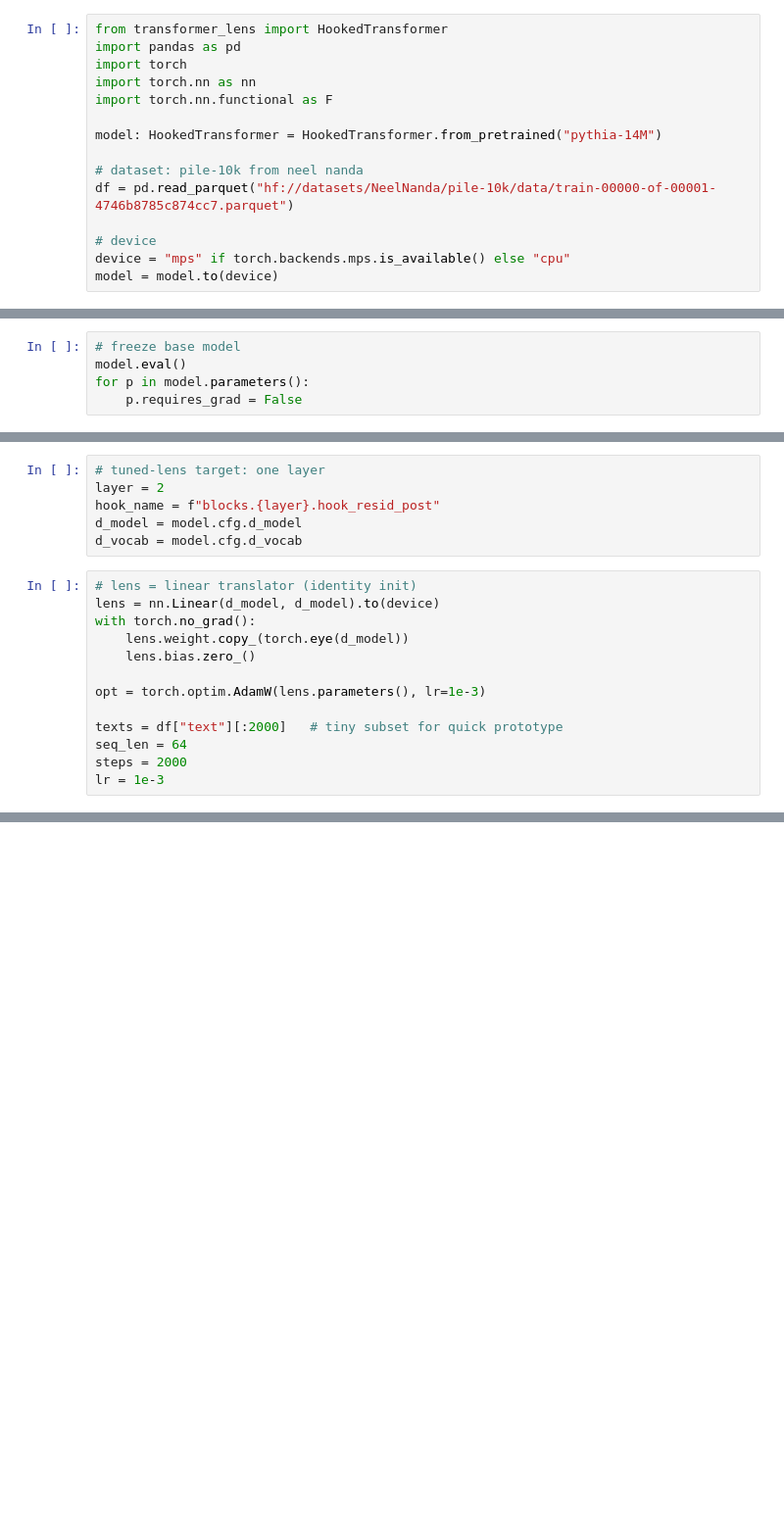
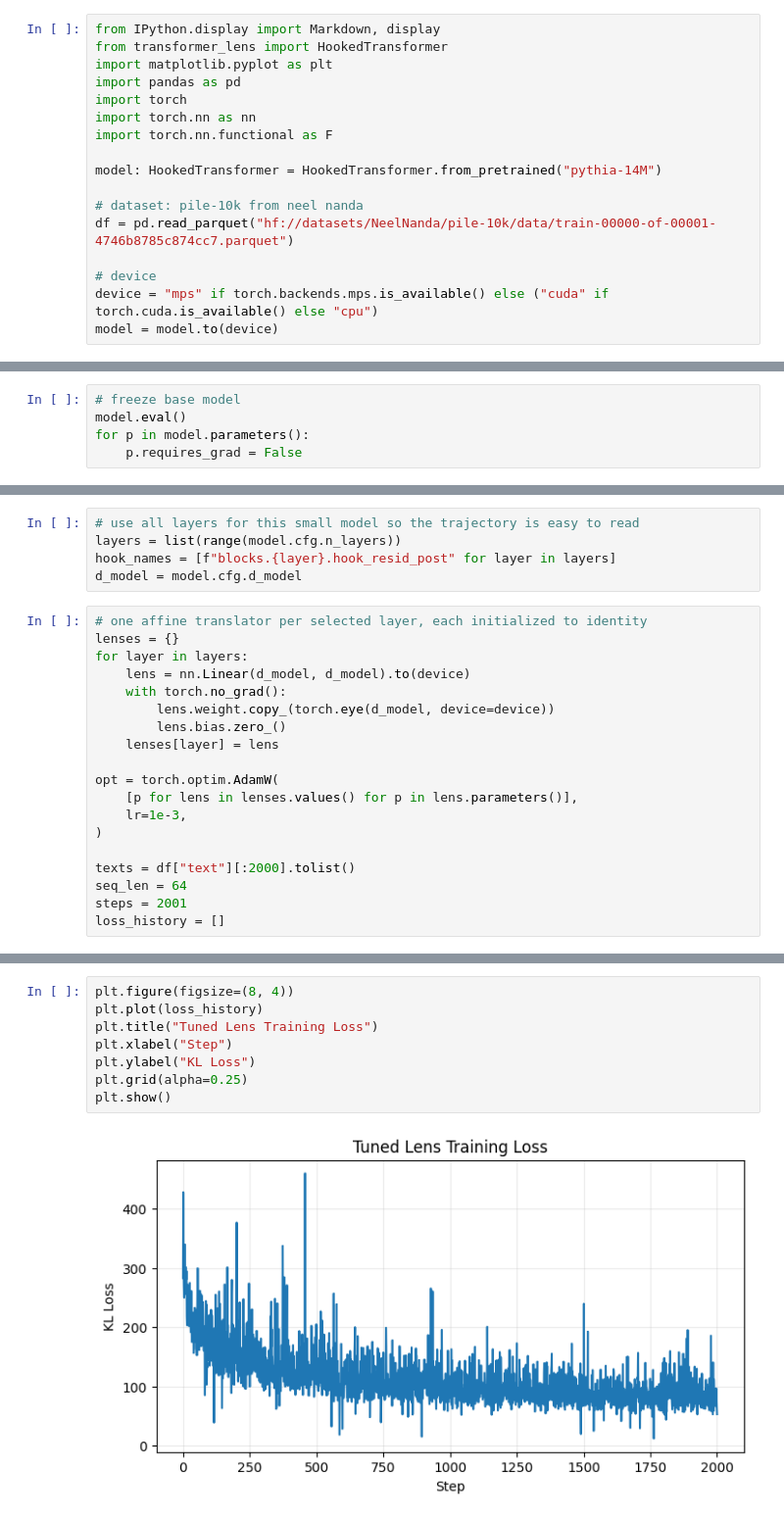
Before and after one commit to melody-gold/llms_tuned-lens, a Jupyter notebook: tuned_lens.ipynb, the cells around one changed output, grey strips where cells are left out. Shown at 98% size. Cells and saved outputs as stored; diff of their text form; blank space fills up the shorter version.

```diff
--- a/tuned_lens.ipynb
+++ b/tuned_lens.ipynb
@@ -5,5 +9,7 @@ applies to any transformer block to give an x/logits at the last layer
 # %%
+from IPython.display import Markdown, display
 from transformer_lens import HookedTransformer
+import matplotlib.pyplot as plt
 import pandas as pd
 import torch
 import torch.nn as nn
@@ -15,5 +21,5 @@ model: HookedTransformer = HookedTransformer.from_pretrained("pythia-14M")
 df = pd.read_parquet("hf://datasets/NeelNanda/pile-10k/data/train-00000-of-00001-4746b8785c874cc7.parquet")
 
 # device
-device = "mps" if torch.backends.mps.is_available() else "cpu"
+device = "mps" if torch.backends.mps.is_available() else ("cuda" if torch.cuda.is_available() else "cpu")
 model = model.to(device)
@@ -28,19 +35,24 @@ for p in model.parameters():
 # %%
-# tuned-lens target: one layer
-layer = 2
-hook_name = f"blocks.{layer}.hook_resid_post"
+# use all layers for this small model so the trajectory is easy to read
+layers = list(range(model.cfg.n_layers))
+hook_names = [f"blocks.{layer}.hook_resid_post" for layer in layers]
 d_model = model.cfg.d_model
-d_vocab = model.cfg.d_vocab
 # %%
-# lens = linear translator (identity init)
-lens = nn.Linear(d_model, d_model).to(device)
-with torch.no_grad():
-    lens.weight.copy_(torch.eye(d_model))
-    lens.bias.zero_()
+# one affine translator per selected layer, each initialized to identity
+lenses = {}
+for layer in layers:
+    lens = nn.Linear(d_model, d_model).to(device)
+    with torch.no_grad():
+        lens.weight.copy_(torch.eye(d_model, device=device))
+        lens.bias.zero_()
+    lenses[layer] = lens
 
-opt = torch.optim.AdamW(lens.parameters(), lr=1e-3)
+opt = torch.optim.AdamW(
+    [p for lens in lenses.values() for p in lens.parameters()],
+    lr=1e-3,
+)
 
-texts = df["text"][:2000]   # tiny subset for quick prototype
+texts = df["text"][:2000].tolist()
 seq_len = 64
-steps = 2000
-lr = 1e-3
+steps = 2001
+loss_history = []
@@ -102,0 +115,10 @@ for step in range(steps):
+# %%
+plt.figure(figsize=(8, 4))
+plt.plot(loss_history)
+plt.title("Tuned Lens Training Loss")
+plt.xlabel("Step")
+plt.ylabel("KL Loss")
+plt.grid(alpha=0.25)
+plt.show()
+# %% [output]
+[figure, added]
```
Also changed, not shown: parts of 12 cells of this notebook.
